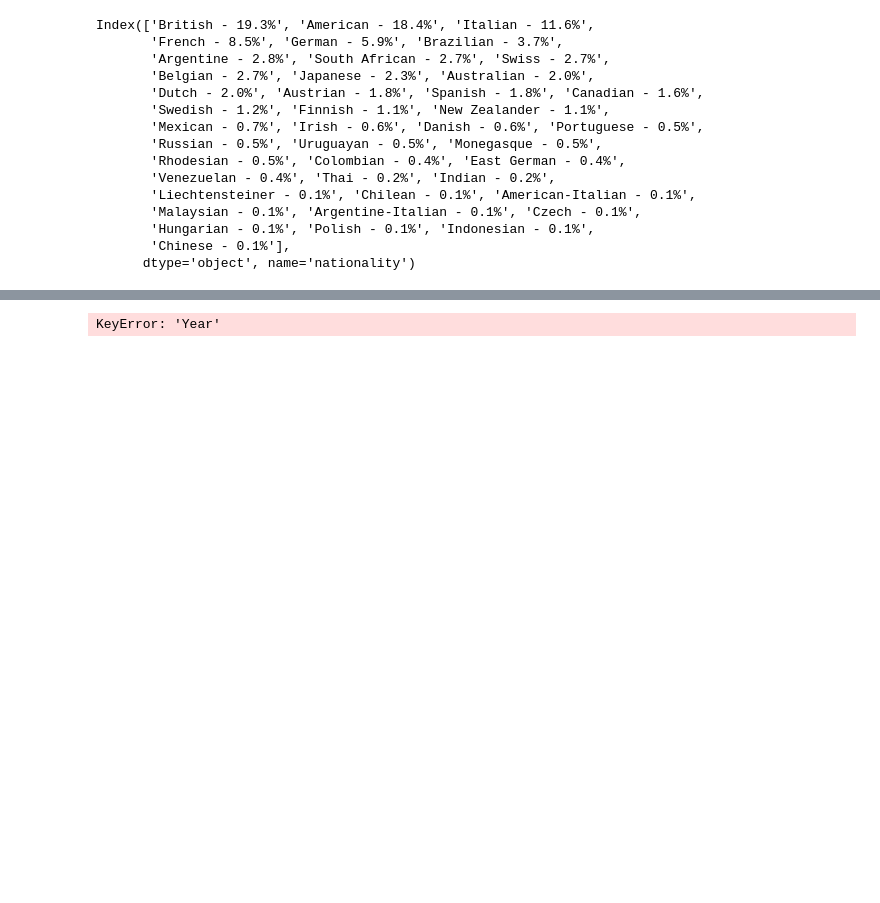
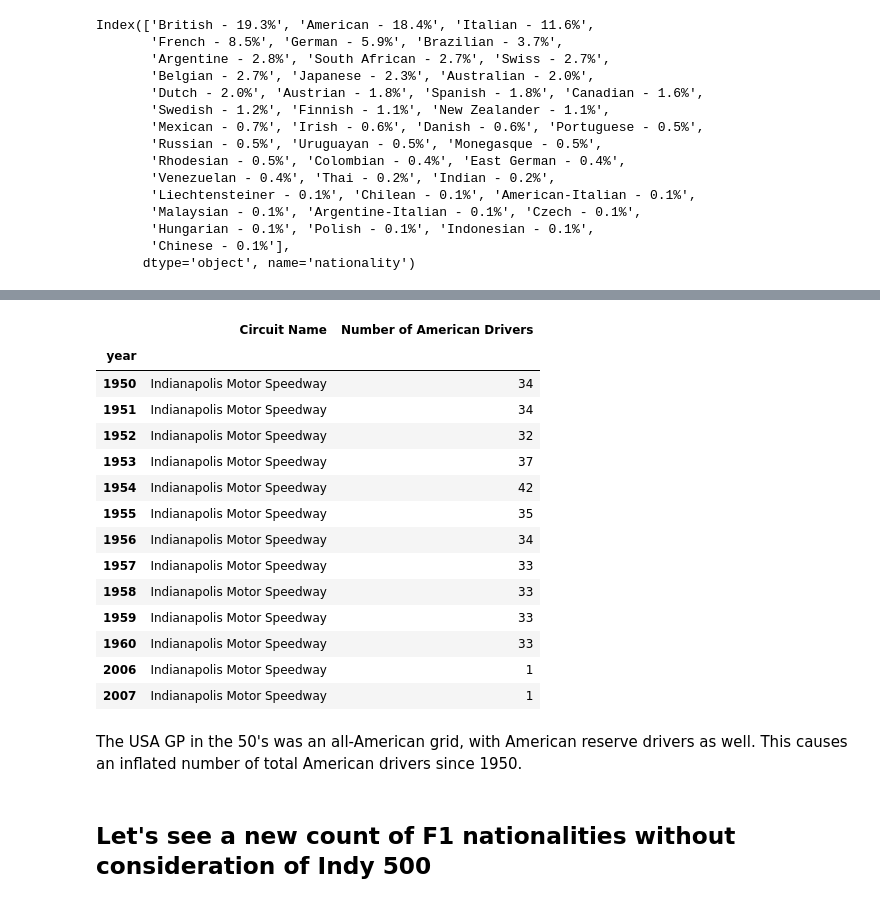
Before and after one commit to jdodway/F1Analysis, a Jupyter notebook: F1Nations.ipynb, the cells around one changed output, grey strips where cells are left out. Saved outputs shown, nothing was run; the diff lists cells and outputs as text; code cells hidden in the pictures; blank space fills up the shorter version.

Commit message:
indy500

```diff
--- a/F1Nations.ipynb
+++ b/F1Nations.ipynb
@@ -128,4 +149,22 @@ AmericanTimeline.groupby('year').head()
 # %%
-pivAmerica = AmericanTimeline.pivot(index='Year', columns = 'circuitName', values = 'FastestLap')
+AmericanTimeline[AmericanTimeline['Circuit Name']=='Indianapolis Motor Speedway'].set_index('year')
 # %% [output]
-KeyError: 'Year'
+|  | Circuit Name | Number of American Drivers |
+| year |  |  |
+| 1950 | Indianapolis Motor Speedway | 34 |
+| 1951 | Indianapolis Motor Speedway | 34 |
+| 1952 | Indianapolis Motor Speedway | 32 |
+| 1953 | Indianapolis Motor Speedway | 37 |
+| 1954 | Indianapolis Motor Speedway | 42 |
+| 1955 | Indianapolis Motor Speedway | 35 |
+| 1956 | Indianapolis Motor Speedway | 34 |
+| 1957 | Indianapolis Motor Speedway | 33 |
+| 1958 | Indianapolis Motor Speedway | 33 |
+| 1959 | Indianapolis Motor Speedway | 33 |
+| 1960 | Indianapolis Motor Speedway | 33 |
+| 2006 | Indianapolis Motor Speedway | 1 |
+| 2007 | Indianapolis Motor Speedway | 1 |
+# %% [markdown]
+The USA GP in the 50's was an all-American grid, with American reserve drivers as well. This causes an inflated number of total American drivers since 1950.
+# %% [markdown]
+## Let's see a new count of F1 nationalities without consideration of Indy 500
```
Also changed, not shown: parts of 4 cells of this notebook.
